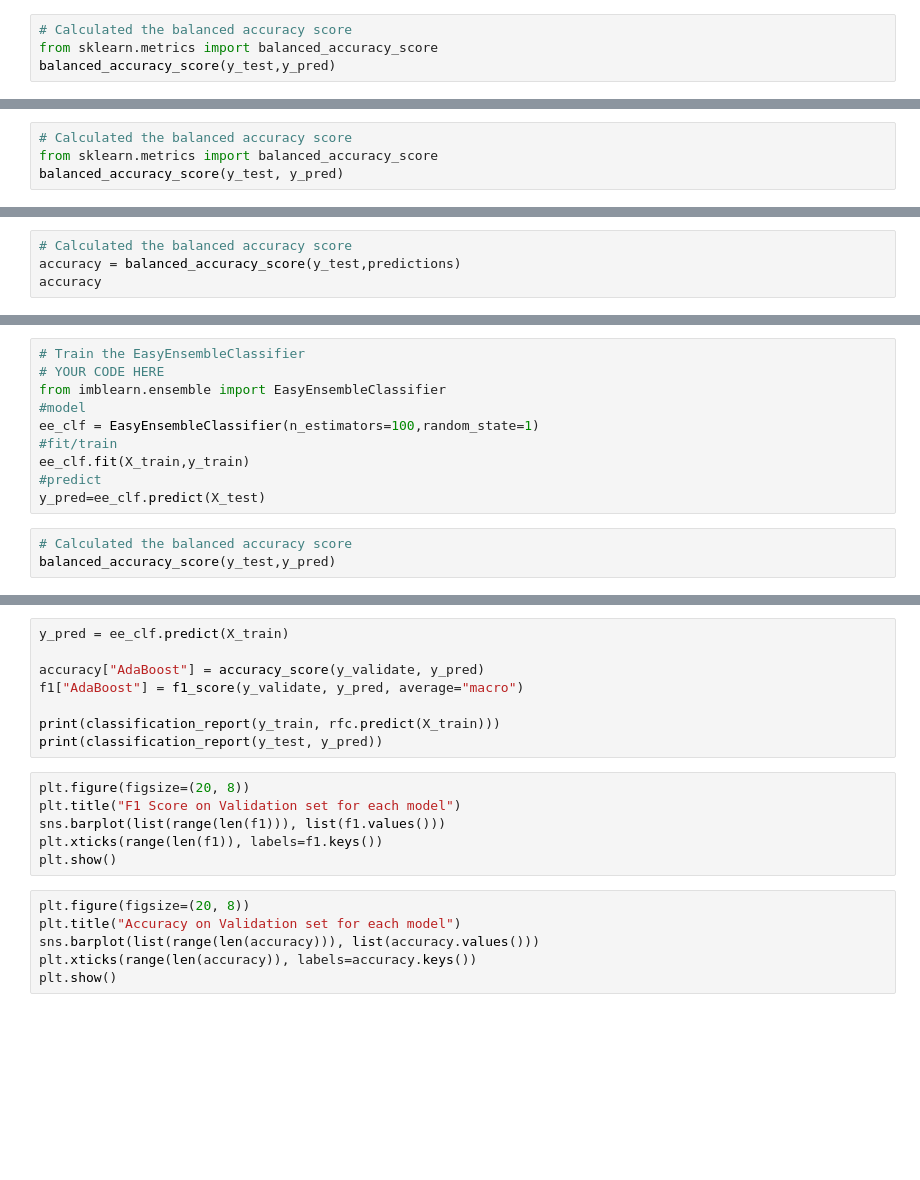
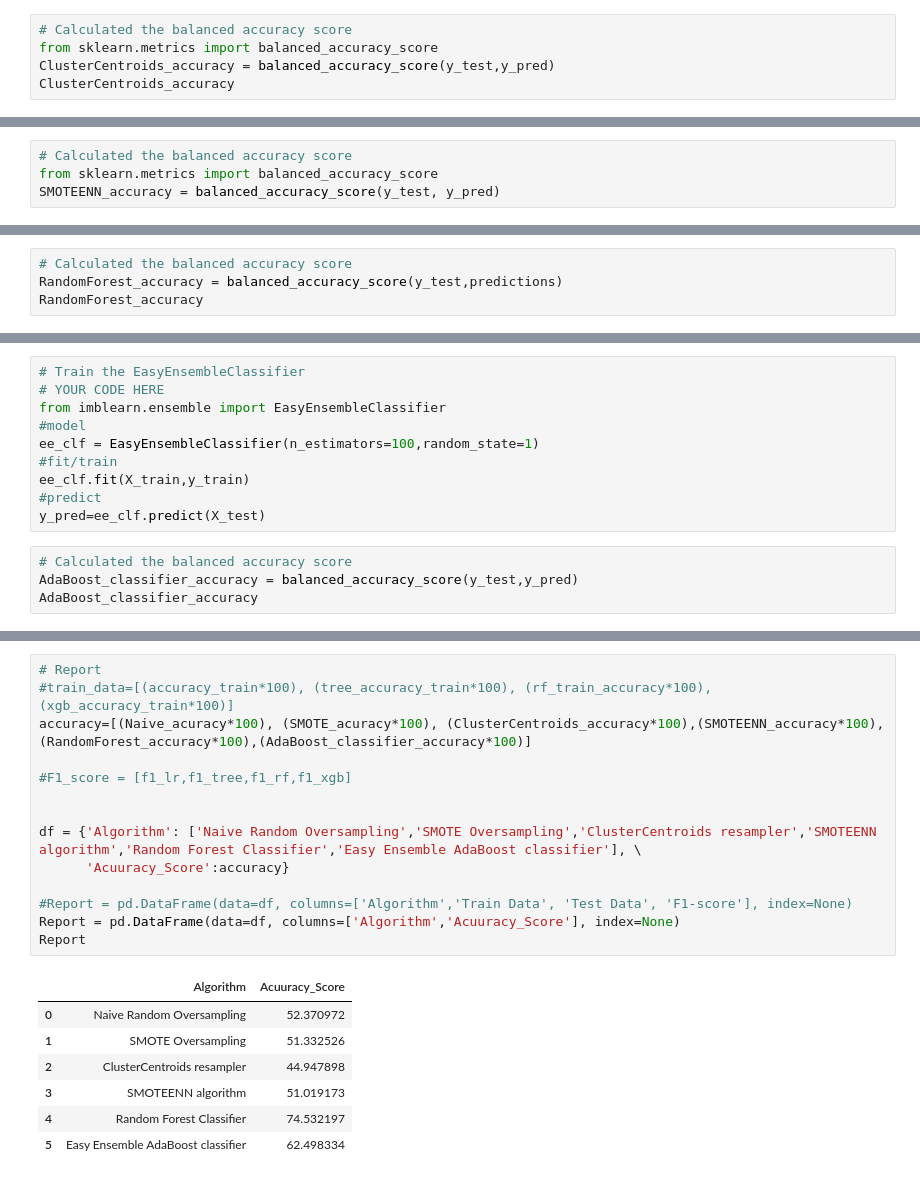
Before and after one commit to DennisPSmith5676/DataVisualization_US_Accidents, a Jupyter notebook: mock_accident_S3data-with-Street.ipynb, the cells around one changed output, grey strips where cells are left out. Saved outputs shown, nothing was run; the diff lists cells and outputs as text; blank space fills up the shorter version.

```diff
--- a/mock_accident_S3data-with-Street.ipynb
+++ b/mock_accident_S3data-with-Street.ipynb
@@ -803,5 +802,6 @@ y_pred = clf.predict(X_test)
 # %%
 # Calculated the balanced accuracy score
 from sklearn.metrics import balanced_accuracy_score
-balanced_accuracy_score(y_test,y_pred)
+ClusterCentroids_accuracy = balanced_accuracy_score(y_test,y_pred)
+ClusterCentroids_accuracy
 # %% [output]
@@ -876,4 +876,4 @@ y_pred = clf.predict(X_test)
 # %%
 # Calculated the balanced accuracy score
 from sklearn.metrics import balanced_accuracy_score
-balanced_accuracy_score(y_test, y_pred)
+SMOTEENN_accuracy = balanced_accuracy_score(y_test, y_pred)
@@ -929,8 +927,8 @@ brf_model = brf_model.fit(X_train, y_train)
 predictions = brf_model.predict(X_test)
 # %%
 # Calculated the balanced accuracy score
-accuracy = balanced_accuracy_score(y_test,predictions)
-accuracy
+RandomForest_accuracy = balanced_accuracy_score(y_test,predictions)
+RandomForest_accuracy
 # %% [output]
 0.7453219663254573
 # %%
@@ -1023,4 +1012,5 @@ ee_clf.fit(X_train,y_train)
 y_pred=ee_clf.predict(X_test)
 # %%
 # Calculated the balanced accuracy score
-balanced_accuracy_score(y_test,y_pred)
+AdaBoost_classifier_accuracy = balanced_accuracy_score(y_test,y_pred)
+AdaBoost_classifier_accuracy
@@ -1033,20 +1039,22 @@ print(classification_report_imbalanced(y_test, y_pred))
-# %%
-y_pred = ee_clf.predict(X_train)
-
-accuracy["AdaBoost"] = accuracy_score(y_validate, y_pred)
-f1["AdaBoost"] = f1_score(y_validate, y_pred, average="macro")
-
-print(classification_report(y_train, rfc.predict(X_train)))
-print(classification_report(y_test, y_pred))
-# %%
-plt.figure(figsize=(20, 8))
-plt.title("F1 Score on Validation set for each model")
-sns.barplot(list(range(len(f1))), list(f1.values()))
-plt.xticks(range(len(f1)), labels=f1.keys())
-plt.show()
-# %%
-plt.figure(figsize=(20, 8))
-plt.title("Accuracy on Validation set for each model")
-sns.barplot(list(range(len(accuracy))), list(accuracy.values()))
-plt.xticks(range(len(accuracy)), labels=accuracy.keys())
-plt.show()
+# %%
+# Report
+#train_data=[(accuracy_train*100), (tree_accuracy_train*100), (rf_train_accuracy*100),(xgb_accuracy_train*100)]
+accuracy=[(Naive_acuracy*100), (SMOTE_acuracy*100), (ClusterCentroids_accuracy*100),(SMOTEENN_accuracy*100),(RandomForest_accuracy*100),(AdaBoost_classifier_accuracy*100)]
+
+#F1_score = [f1_lr,f1_tree,f1_rf,f1_xgb]
+
+
+df = {'Algorithm': ['Naive Random Oversampling','SMOTE Oversampling','ClusterCentroids resampler','SMOTEENN algorithm','Random Forest Classifier','Easy Ensemble AdaBoost classifier'], \
+      'Acuuracy_Score':accuracy}
+
+#Report = pd.DataFrame(data=df, columns=['Algorithm','Train Data', 'Test Data', 'F1-score'], index=None)
+Report = pd.DataFrame(data=df, columns=['Algorithm','Acuuracy_Score'], index=None)
+Report
+# %% [output]
+|  | Algorithm | Acuuracy_Score |
+| 0 | Naive Random Oversampling | 52.370972 |
+| 1 | SMOTE Oversampling | 51.332526 |
+| 2 | ClusterCentroids resampler | 44.947898 |
+| 3 | SMOTEENN algorithm | 51.019173 |
+| 4 | Random Forest Classifier | 74.532197 |
+| 5 | Easy Ensemble AdaBoost classifier | 62.498334 |
```
Also changed, not shown: parts of 11 cells of this notebook, 1 other file.
